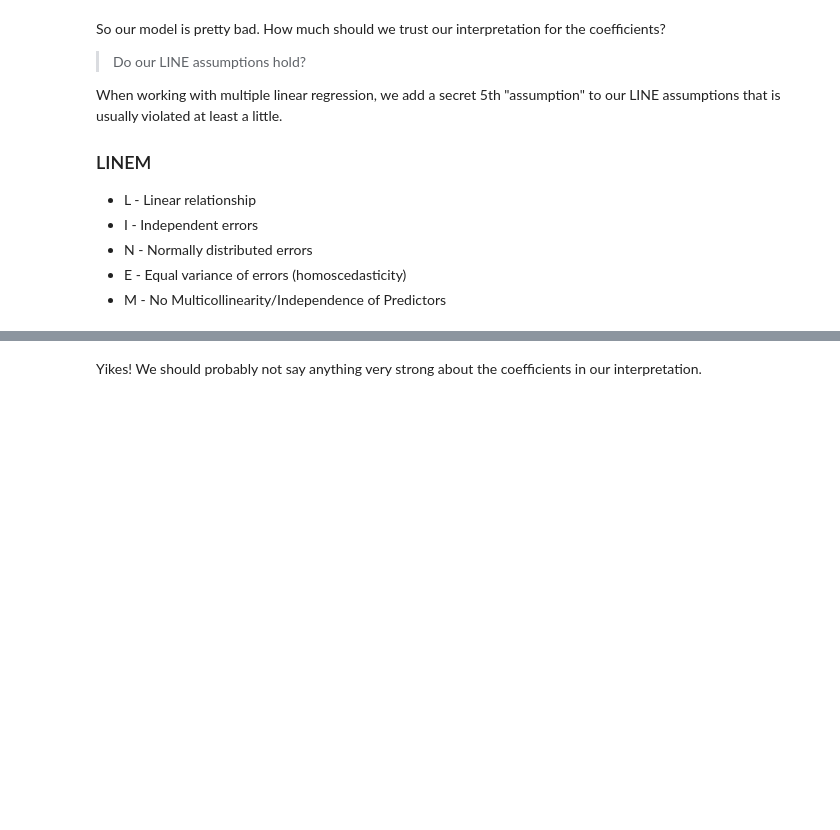
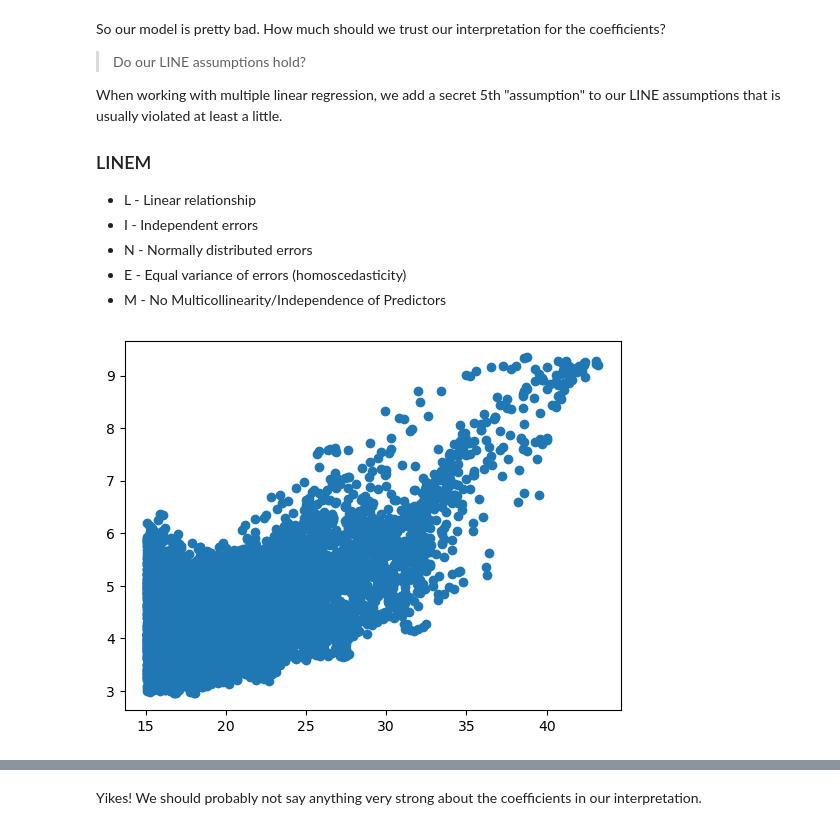
Before and after one commit to davidcherney/GADSI, a Jupyter notebook: 14-linear-regression/starter-code.ipynb, the cells around one changed output, grey strips where cells are left out. Cells and saved outputs as stored; diff of their text form; code cells hidden in the pictures; blank space fills up the shorter version.

```diff
--- a/14-linear-regression/starter-code.ipynb
+++ b/14-linear-regression/starter-code.ipynb
@@ -380,4 +395,6 @@ Multiple Linear Regression (MLR) with Categorical Features
 
 #### Goal: predict the number of riders (count), based on the features.
 # %%
-bike = pd.read_csv("./data/bikeshare.csv")
+bike = pd.read_csv("data/bikeshare.csv")
+print(bike.shape)
+bike.head()
@@ -390,6 +415,10 @@ bike = pd.read_csv("./data/bikeshare.csv")
 # %%
 # Some preprocessing:
 # 1 - Rename "count" to "riders"
+bike.rename(columns={"count": "riders"}, inplace=True)
 # 2 - Drop "casual" and "registered"
+bike.drop(columns=["casual", "registered"], inplace=True)
 # 3 - Cast "datetime" to actually be a datetime
+bike["datetime"] = pd.to_datetime(bike["datetime"])
 # 4 - Drop only row where weather == 4
+bike = bike[bike["weather"] != 4]
@@ -403,2 +449,10 @@ Let's try to predict the number of riders based on temperature and what season i
+# %%
+# Choose features.
+X = bike[["season", "temp"]]
+# Dummify the categorical "season" so that regression has a reasonable inteppretation.
+X = pd.get_dummies(columns=["season"], drop_first=True, data=X)
+# %%
+y = bike["riders"]
+X.head()
 # %% [markdown]
 ### Step 2: Instantiate the model
@@ -463,0 +524,5 @@ When working with multiple linear regression, we add a secret 5th "assumption" t
+# %%
+# L:
+plt.scatter(X['temp'], y);
+# %% [output]
+[figure, added]
```
Also changed, not shown: parts of 61 cells of this notebook, 1 other file.
